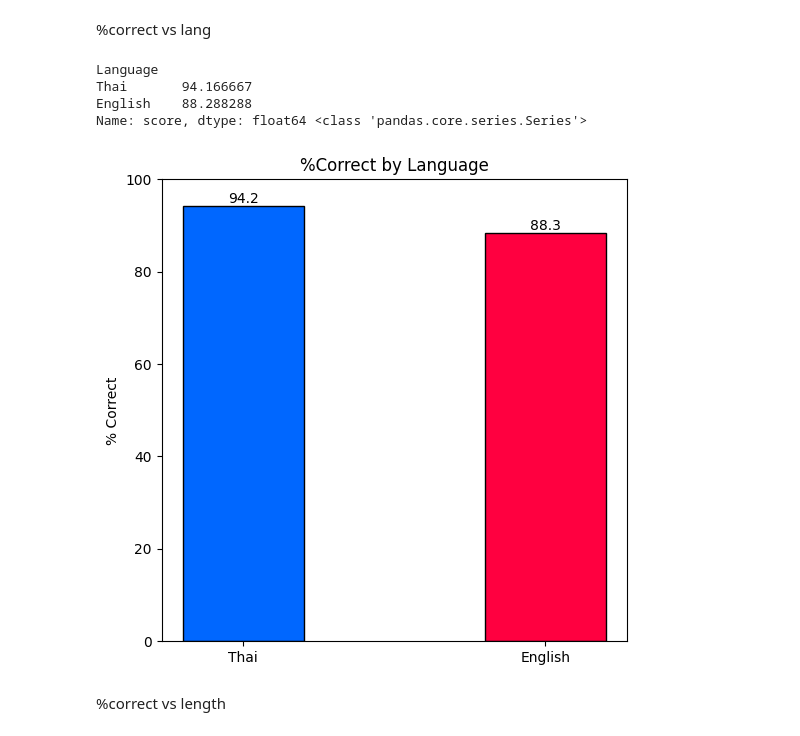
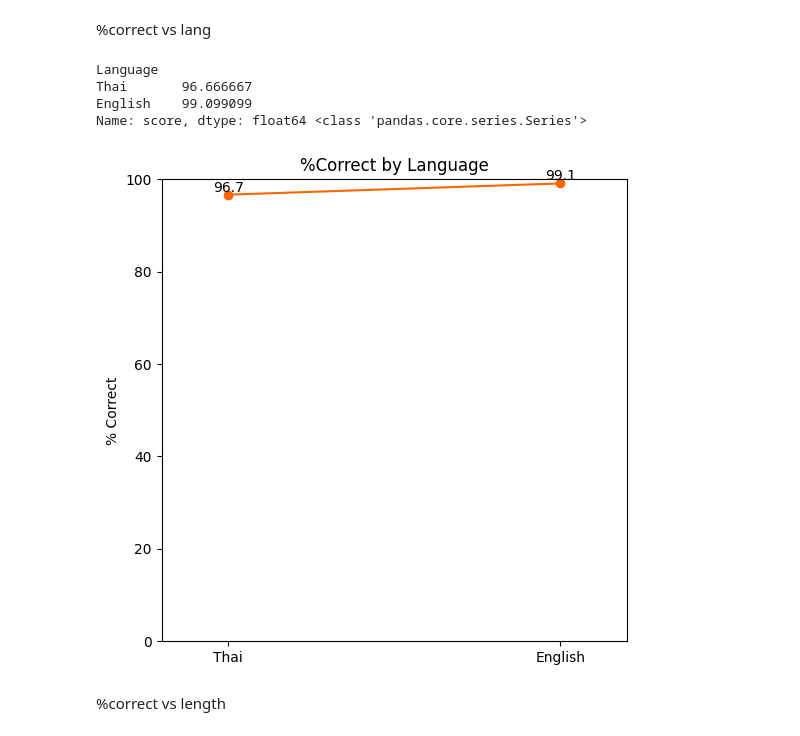
Before and after one commit to Plausma/Dyslexia, a Jupyter notebook: analysis for task 2nd.ipynb, the cells around one changed output. Saved outputs shown, nothing was run; the diff lists cells and outputs as text; code cells hidden in the pictures.

```diff
--- a/analysis for task 2nd.ipynb
+++ b/analysis for task 2nd.ipynb
@@ -23,3 +19,8 @@ thai_words = pd.read_excel("./isitword test/ref/wordorderth_full.xlsx")
+# %%
+
+
+english_words = pd.read_excel("./isitword test/ref/wordorderen_full2.xlsx")
+thai_words = pd.read_excel("./isitword test/ref/wordorderth_full2.xlsx")
 # %% [markdown]
 # SCORE CALCULATION
 # %%
@@ -34,7 +35,7 @@ def calculate_score(df):
     return df
 
 def cutdf(prepdf):
-    cutdf = prepdf.iloc[1:121][["lang","imageid","stimuli","key_resp.keys","key_resp.rt"]].reset_index(drop=True)
+    cutdf = prepdf.iloc[1:121][["lang","imageid","stimuli","word_length","key_resp.keys","key_resp.rt"]].reset_index(drop=True)
     return cutdf
 
 # Apply score calculation
@@ -45,12 +44,3 @@ thai_mainflow = calculate_score(cutdf(thai_mainflow))
-# %%
-# Word length calculation function
-def get_word_length(df, words_df, lang):
-    word_length_dict = words_df.set_index('imageid')['word shown'].astype(str).apply(len).to_dict()
-    df['word_length'] = df['imageid'].map(word_length_dict)
-    return df
-
-english_mainflow = get_word_length(english_mainflow, english_words, 'English')
-thai_mainflow = get_word_length(thai_mainflow, thai_words, 'Thai')
 # %% [markdown]
 # CHANGE STIMULI
 # %%
@@ -95,6 +81,7 @@ bluegradient = ["#c0d7ff", "#92bcff", "#5e9eff","#3686ff","#0067ff" ] # english
 gaygradient = ["#949494", '#727272', '#4b4b4b', '#484848', '#373737'] # overall gradient
 colincorrect = '#ff6962'
 colcorrect  = '#77dd76'
+patient = '#fc6600'
 # %% [markdown]
 # ALL CODES BELOW GENERATE GRAPH
 # %% [markdown]
@@ -102,23 +89,23 @@ colcorrect  = '#77dd76'
 # %%
 # Plot percentage correct per language
 custom_order = ['Thai', 'English']
 correct_rates = data.groupby('Language')['score'].mean().reindex(custom_order) * 100
 print(correct_rates, type(correct_rates))
 plt.figure(figsize=(6, 6))
-plt.bar(correct_rates.index, correct_rates.values, color=[bluegradient[4], redgradient[4]], edgecolor = 'black', width=0.4)
+plt.plot(correct_rates.index, correct_rates.values, color = patient, marker = 'o')
 plt.ylabel("% Correct")
 plt.yticks(np.arange(0,101, 20))
 plt.title("%Correct by Language")
 for x, y in zip(correct_rates.index, correct_rates.values):
     plt.text(x, y, f'{y:.1f}', ha='center', va='bottom', fontsize=10)
-
-save_plot("percentage correct by language")
+plt.margins(x = 0.2)
+# save_plot("percentage correct by language")
 # %% [output]
 Language
-Thai       94.166667
-English    88.288288
+Thai       96.666667
+English    99.099099
 Name: score, dtype: float64 <class 'pandas.core.series.Series'>
-[figure, old version]
+[figure, new version]
 # %% [markdown]
 %correct vs length
 # %%
```
Also changed, not shown: parts of 15 cells of this notebook, 11 other files.
